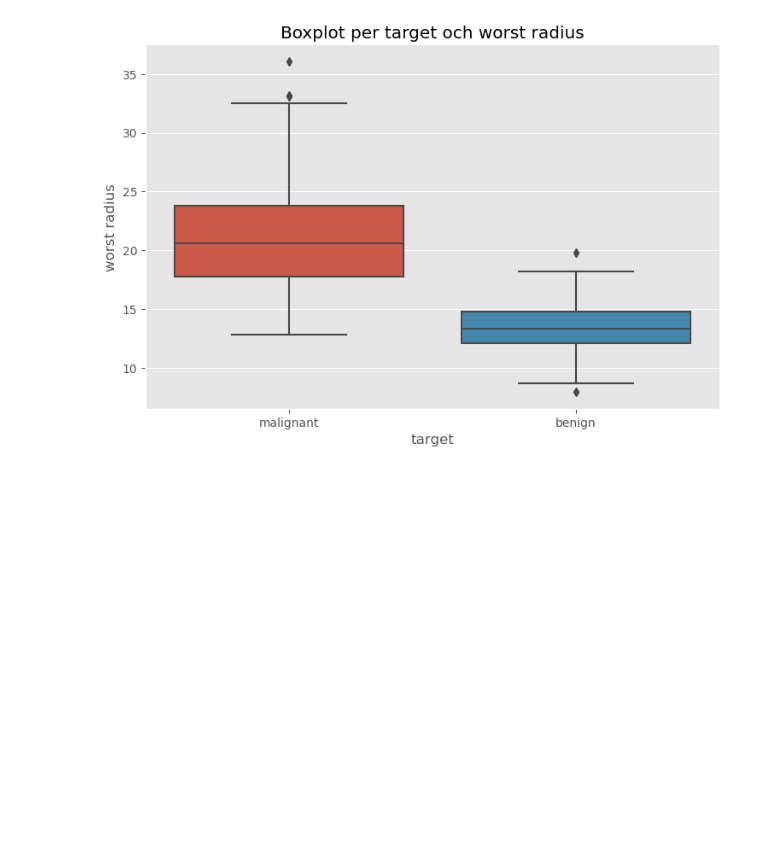
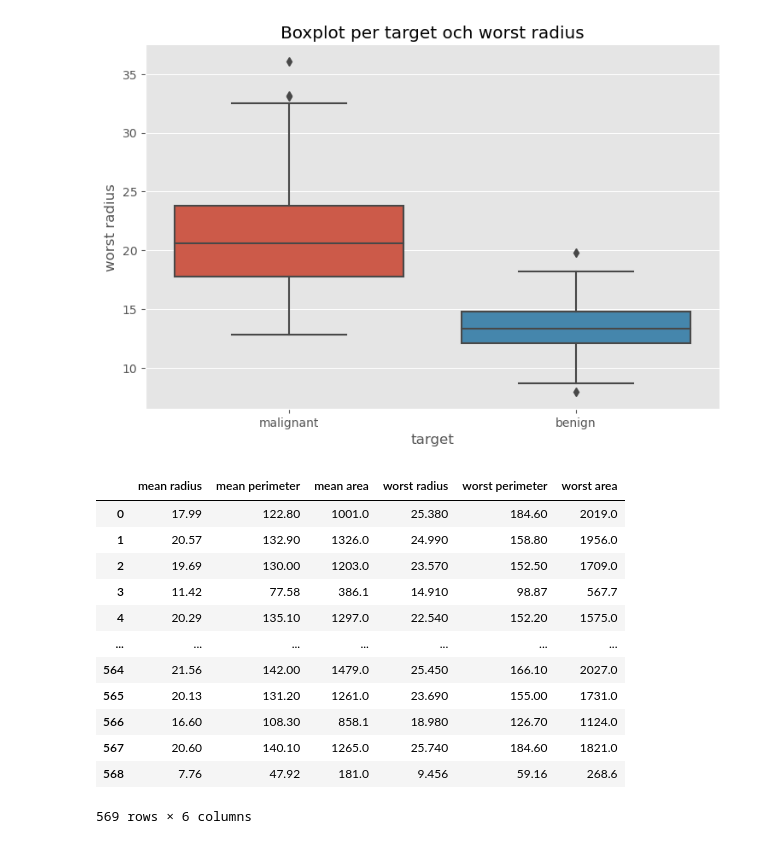
Before and after one commit to DrunkV/ML---Inl-mningsuppgift-projekt, a Jupyter notebook: korrelation_och_KKNeighbors.ipynb, the cells around one changed output. Drawn from its saved outputs; the diff is of its cells as text; code cells hidden in the pictures; blank space fills up the shorter version.

```diff
--- a/korrelation.ipynb
+++ b/korrelation_och_KKNeighbors.ipynb
@@ -247,3 +247,23 @@ for i in temp:
 [figure]
 [figure]
 [figure]
+# %%
+
+X = df_cancer.drop(["mean concave points", "area error", "worst concave points", "radius error", "mean concavity", "perimeter error", "worst concavity", "texture error", "mean compactness", "worst compactness", "smoothness error", "concave points error", "mean texture", "mean fractal dimension", "worst texture", "compactness error", "concavity error", "fractal dimension error", "mean smoothness", "worst symmetry", "mean symmetry", "symmetry error", "worst smoothness", "worst fractal dimension", "target"], axis=1)
+y = df_cancer["target"]
+# %%
+X
+# %% [output]
+|  | mean radius | mean perimeter | mean area | worst radius | worst perimeter | worst area |
+| 0 | 17.99 | 122.80 | 1001.0 | 25.380 | 184.60 | 2019.0 |
+| 1 | 20.57 | 132.90 | 1326.0 | 24.990 | 158.80 | 1956.0 |
+| 2 | 19.69 | 130.00 | 1203.0 | 23.570 | 152.50 | 1709.0 |
+| 3 | 11.42 | 77.58 | 386.1 | 14.910 | 98.87 | 567.7 |
+| 4 | 20.29 | 135.10 | 1297.0 | 22.540 | 152.20 | 1575.0 |
+| ... | ... | ... | ... | ... | ... | ... |
+| 564 | 21.56 | 142.00 | 1479.0 | 25.450 | 166.10 | 2027.0 |
+| 565 | 20.13 | 131.20 | 1261.0 | 23.690 | 155.00 | 1731.0 |
+| 566 | 16.60 | 108.30 | 858.1 | 18.980 | 126.70 | 1124.0 |
+| 567 | 20.60 | 140.10 | 1265.0 | 25.740 | 184.60 | 1821.0 |
+| 568 | 7.76 | 47.92 | 181.0 | 9.456 | 59.16 | 268.6 |
+569 rows × 6 columns
```
Also changed, not shown: parts of 8 cells of this notebook, 2 other files.
